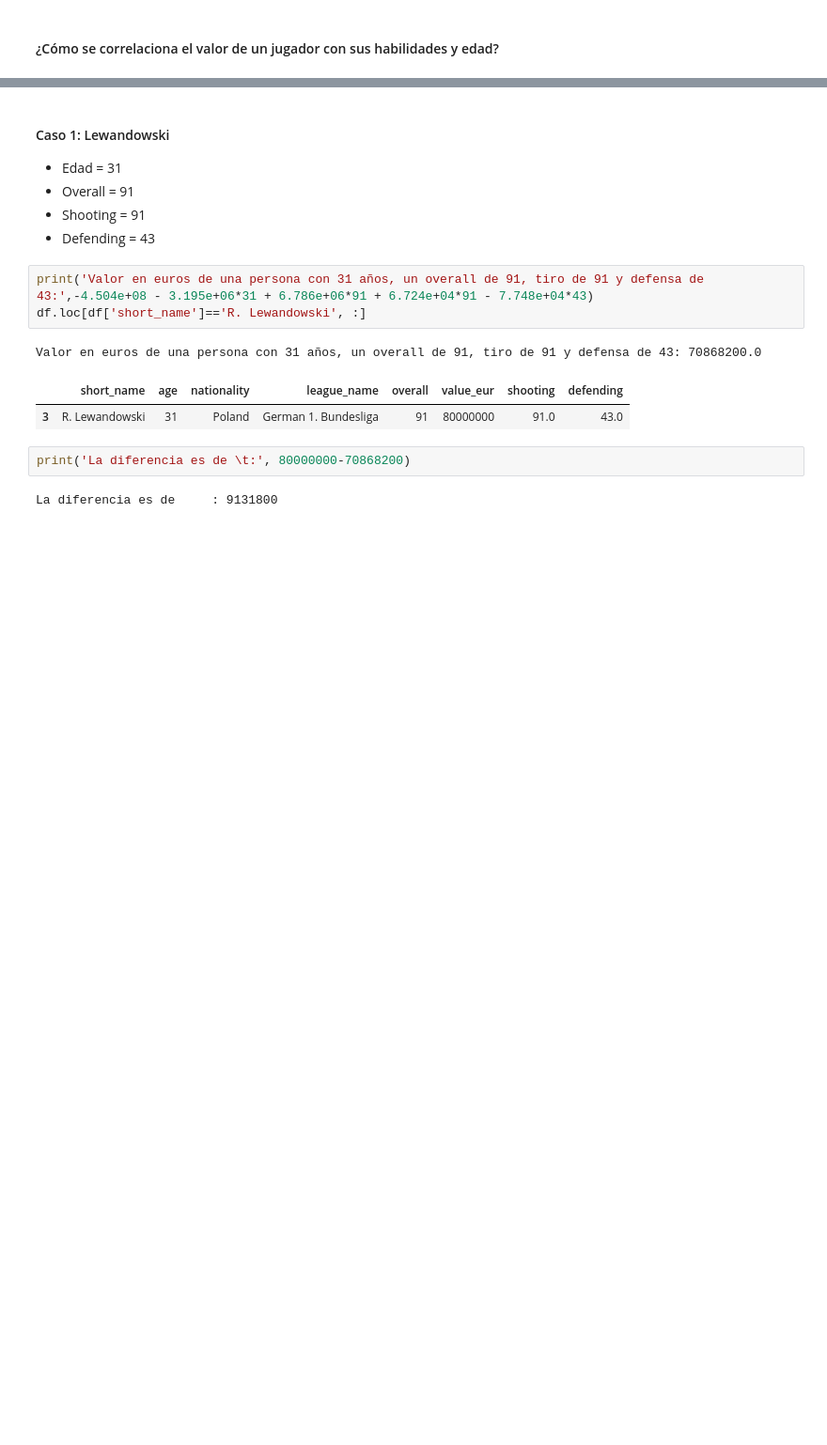
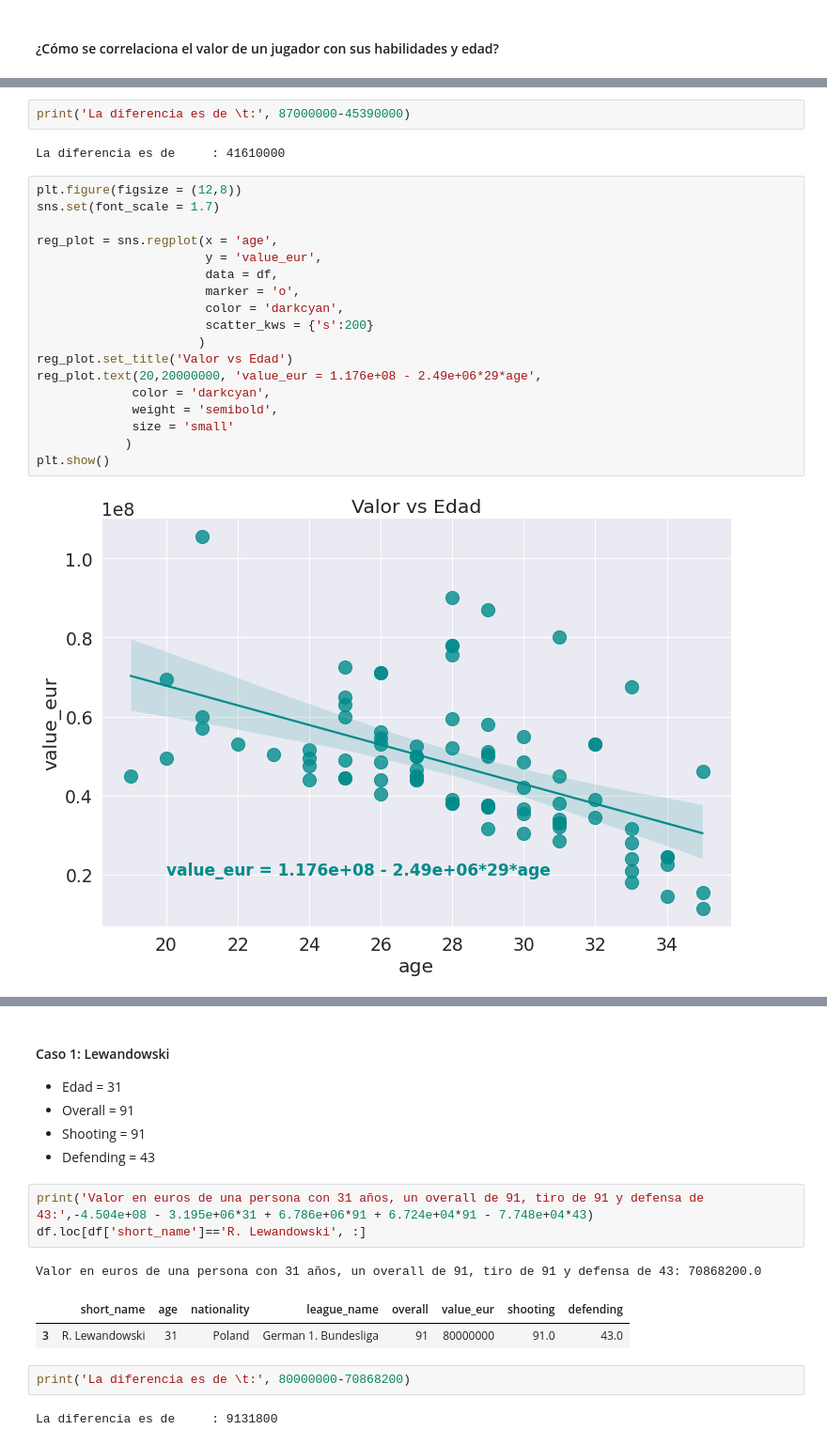
Before and after one commit to alaraav1401/visualizacion_datos, a Jupyter notebook: SituacionProblema2_a00828353.ipynb, the cells around one changed output, grey strips where cells are left out. Shown: that part at 94% size. Drawn from its saved outputs; the diff is of its cells as text; blank space fills up the shorter version.

```diff
--- a/SituacionProblema2_a00828353.ipynb
+++ b/SituacionProblema2_a00828353.ipynb
@@ -169,0 +208,24 @@ from sklearn import linear_model
+# %%
+print('La diferencia es de \t:', 87000000-45390000)
+# %% [output]
+La diferencia es de     : 41610000
+# %%
+plt.figure(figsize = (12,8))
+sns.set(font_scale = 1.7)
+
+reg_plot = sns.regplot(x = 'age',
+                       y = 'value_eur',
+                       data = df,
+                       marker = 'o',
+                       color = 'darkcyan',
+                       scatter_kws = {'s':200}
+                      )
+reg_plot.set_title('Valor vs Edad')
+reg_plot.text(20,20000000, 'value_eur = 1.176e+08 - 2.49e+06*29*age',
+             color = 'darkcyan',
+             weight = 'semibold',
+             size = 'small'
+            )
+plt.show()
+# %% [output]
+[figure, added]
```
Also changed, not shown: parts of 11 cells of this notebook.
